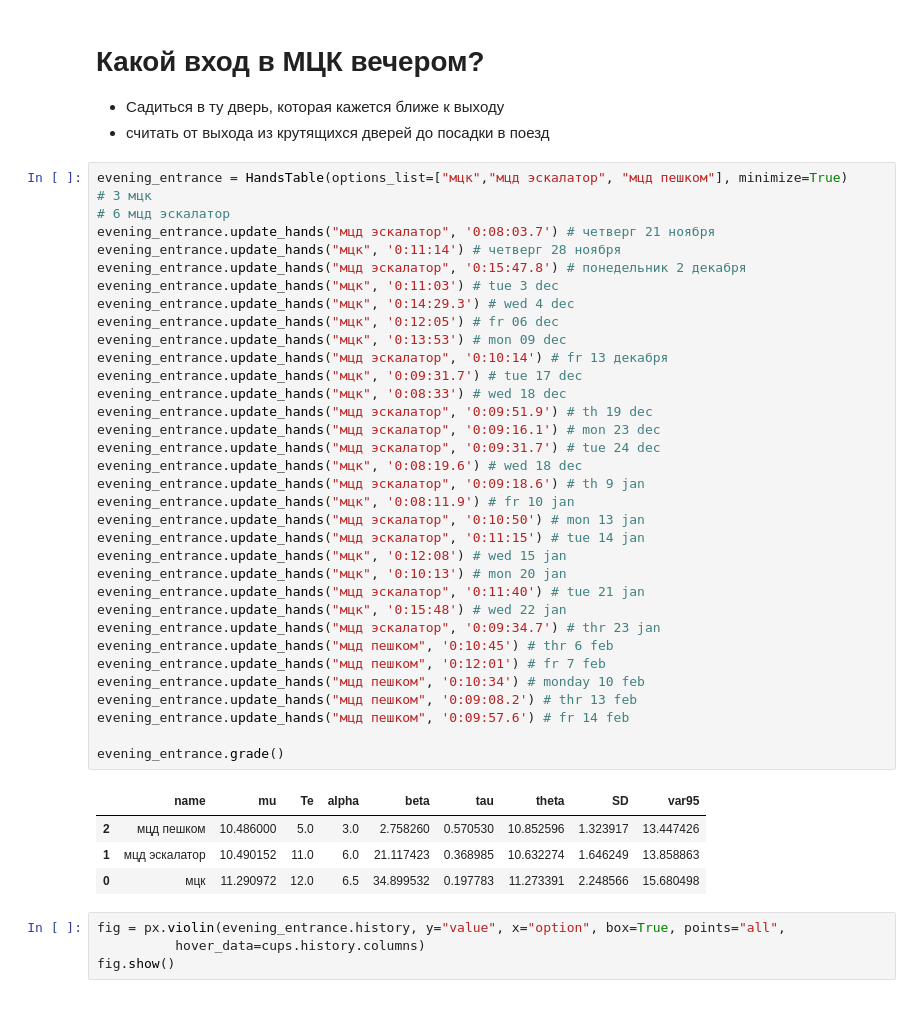
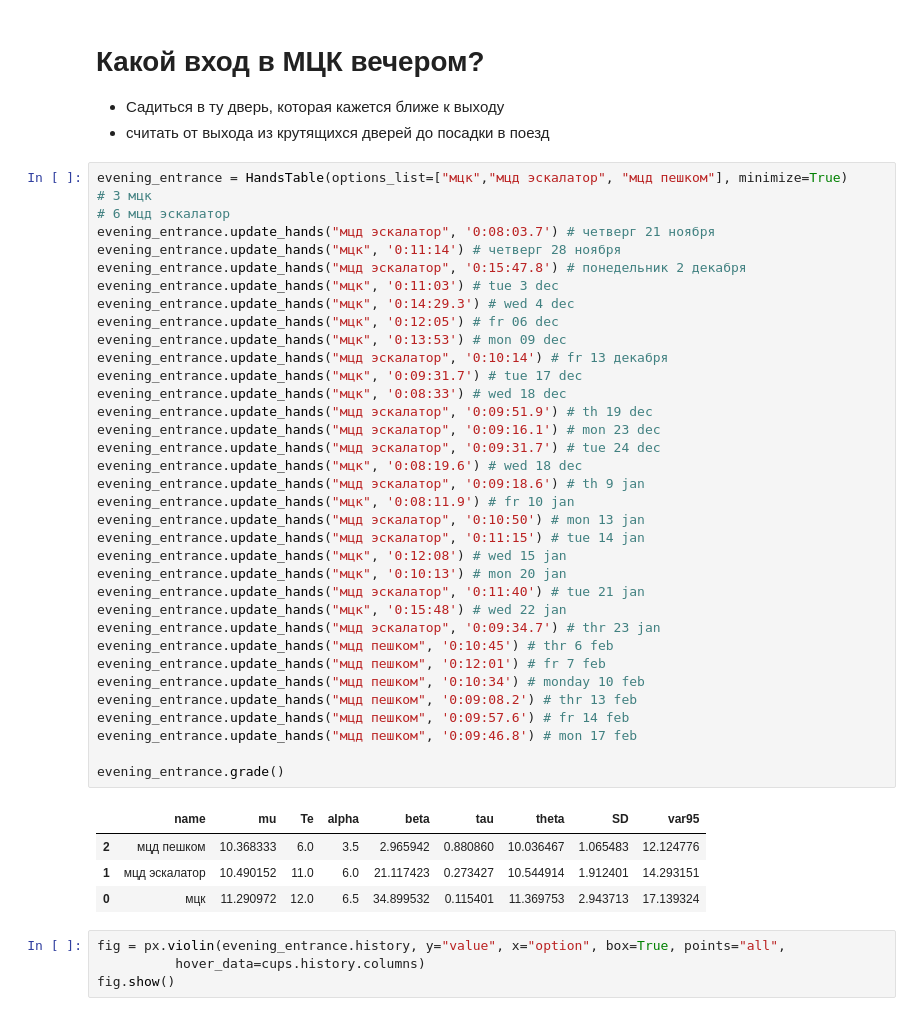
Before and after one commit to ksetdekov/trip_choice_optimizer, a Jupyter notebook: coffee-amount-optimization.ipynb, the cells around one changed output. Cells and saved outputs as stored; diff of their text form.

```diff
--- a/coffee-amount-optimization.ipynb
+++ b/coffee-amount-optimization.ipynb
@@ -377,36 +381,37 @@ evening_entrance.update_hands("мцк", '0:11:14') # четверг 28 нояб
 evening_entrance.update_hands("мцд эскалатор", '0:15:47.8') # понедельник 2 декабря
 evening_entrance.update_hands("мцк", '0:11:03') # tue 3 dec
 evening_entrance.update_hands("мцк", '0:14:29.3') # wed 4 dec
 evening_entrance.update_hands("мцк", '0:12:05') # fr 06 dec
 evening_entrance.update_hands("мцк", '0:13:53') # mon 09 dec
 evening_entrance.update_hands("мцд эскалатор", '0:10:14') # fr 13 декабря
 evening_entrance.update_hands("мцк", '0:09:31.7') # tue 17 dec
 evening_entrance.update_hands("мцк", '0:08:33') # wed 18 dec
 evening_entrance.update_hands("мцд эскалатор", '0:09:51.9') # th 19 dec
 evening_entrance.update_hands("мцд эскалатор", '0:09:16.1') # mon 23 dec
 evening_entrance.update_hands("мцд эскалатор", '0:09:31.7') # tue 24 dec
 evening_entrance.update_hands("мцк", '0:08:19.6') # wed 18 dec
 evening_entrance.update_hands("мцд эскалатор", '0:09:18.6') # th 9 jan
 evening_entrance.update_hands("мцк", '0:08:11.9') # fr 10 jan
 evening_entrance.update_hands("мцд эскалатор", '0:10:50') # mon 13 jan
 evening_entrance.update_hands("мцд эскалатор", '0:11:15') # tue 14 jan
 evening_entrance.update_hands("мцк", '0:12:08') # wed 15 jan
 evening_entrance.update_hands("мцк", '0:10:13') # mon 20 jan
 evening_entrance.update_hands("мцд эскалатор", '0:11:40') # tue 21 jan
 evening_entrance.update_hands("мцк", '0:15:48') # wed 22 jan
 evening_entrance.update_hands("мцд эскалатор", '0:09:34.7') # thr 23 jan
 evening_entrance.update_hands("мцд пешком", '0:10:45') # thr 6 feb
 evening_entrance.update_hands("мцд пешком", '0:12:01') # fr 7 feb
 evening_entrance.update_hands("мцд пешком", '0:10:34') # monday 10 feb
 evening_entrance.update_hands("мцд пешком", '0:09:08.2') # thr 13 feb
 evening_entrance.update_hands("мцд пешком", '0:09:57.6') # fr 14 feb
+evening_entrance.update_hands("мцд пешком", '0:09:46.8') # mon 17 feb
 
 evening_entrance.grade()
 # %% [output]
 |  | name | mu | Te | alpha | beta | tau | theta | SD | var95 |
-| 2 | мцд пешком | 10.486000 | 5.0 | 3.0 | 2.758260 | 0.570530 | 10.852596 | 1.323917 | 13.447426 |
-| 1 | мцд эскалатор | 10.490152 | 11.0 | 6.0 | 21.117423 | 0.368985 | 10.632274 | 1.646249 | 13.858863 |
-| 0 | мцк | 11.290972 | 12.0 | 6.5 | 34.899532 | 0.197783 | 11.273391 | 2.248566 | 15.680498 |
+| 2 | мцд пешком | 10.368333 | 6.0 | 3.5 | 2.965942 | 0.880860 | 10.036467 | 1.065483 | 12.124776 |
+| 1 | мцд эскалатор | 10.490152 | 11.0 | 6.0 | 21.117423 | 0.273427 | 10.544914 | 1.912401 | 14.293151 |
+| 0 | мцк | 11.290972 | 12.0 | 6.5 | 34.899532 | 0.115401 | 11.369753 | 2.943713 | 17.139324 |
 # %%
 fig = px.violin(evening_entrance.history, y="value", x="option", box=True, points="all",
           hover_data=cups.history.columns)
```
Also changed, not shown: parts of 5 cells of this notebook.
